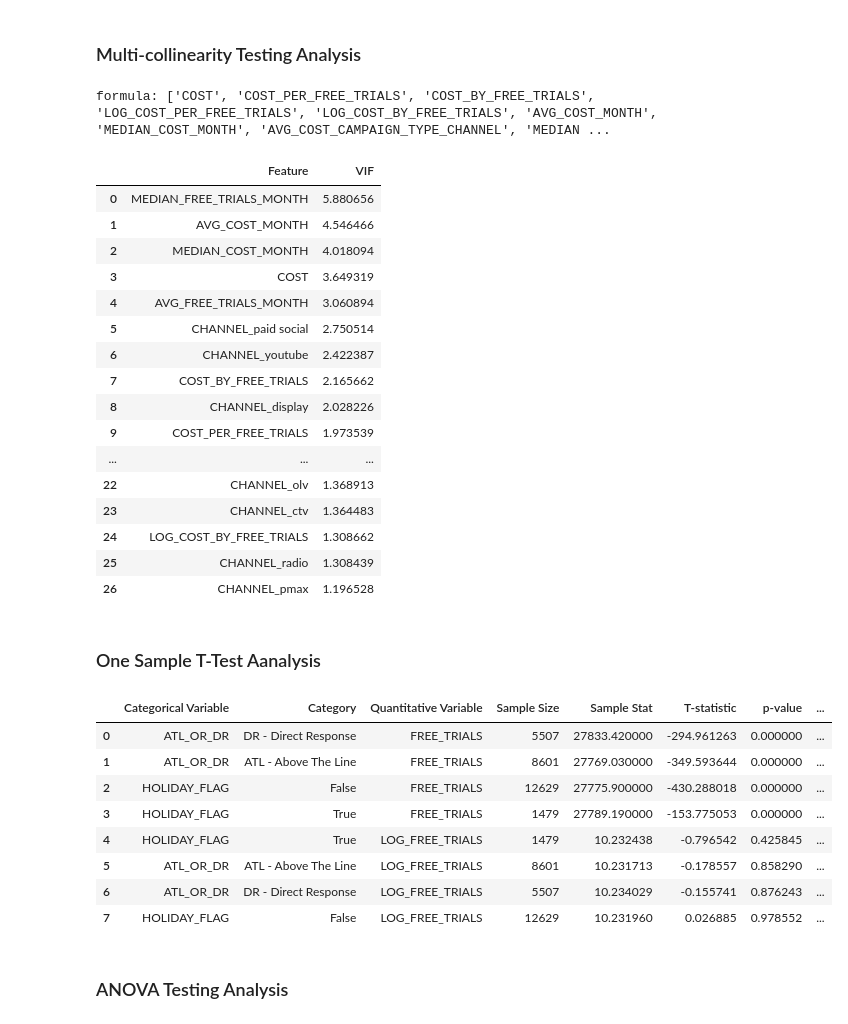
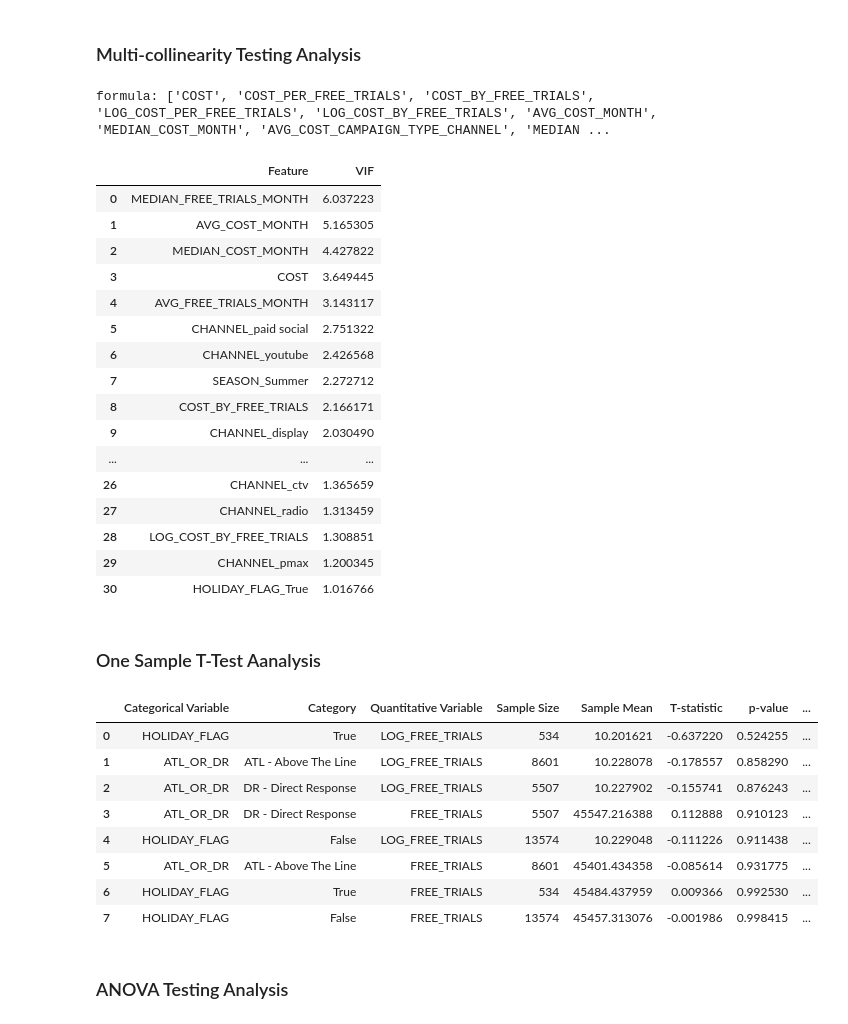
Before and after one commit to 11echeng/free-trial-analysis, a Jupyter notebook: notebooks/correlation_testing.ipynb, the cells around one changed output. Saved outputs shown, nothing was run; the diff lists cells and outputs as text; code cells hidden in the pictures.

```diff
--- a/notebooks/correlation_testing.ipynb
+++ b/notebooks/correlation_testing.ipynb
@@ -45,7 +45,7 @@ formula = hashmap['numerical']
 formula.remove('FREE_TRIALS')
 formula.remove('LOG_FREE_TRIALS')
 formula.remove('LOG_COST')
-formula.extend(['CHANNEL'])
+formula.extend(['CHANNEL', 'HOLIDAY_FLAG', 'SEASON'])
 print("formula:", formula)
 temp_df = df[formula]
 vif_result = compute_vif(
@@ -58,49 +58,50 @@ vif_result
 # %% [output]
 formula: ['COST', 'COST_PER_FREE_TRIALS', 'COST_BY_FREE_TRIALS', 'LOG_COST_PER_FREE_TRIALS', 'LOG_COST_BY_FREE_TRIALS', 'AVG_COST_MONTH', 'MEDIAN_COST_MONTH', 'AVG_COST_CAMPAIGN_TYPE_CHANNEL', 'MEDIAN ...
 |  | Feature | VIF |
-| 0 | MEDIAN_FREE_TRIALS_MONTH | 5.880656 |
-| 1 | AVG_COST_MONTH | 4.546466 |
-| 2 | MEDIAN_COST_MONTH | 4.018094 |
-| 3 | COST | 3.649319 |
-| 4 | AVG_FREE_TRIALS_MONTH | 3.060894 |
-| 5 | CHANNEL_paid social | 2.750514 |
-| 6 | CHANNEL_youtube | 2.422387 |
-| 7 | COST_BY_FREE_TRIALS | 2.165662 |
-| 8 | CHANNEL_display | 2.028226 |
-| 9 | COST_PER_FREE_TRIALS | 1.973539 |
+| 0 | MEDIAN_FREE_TRIALS_MONTH | 6.037223 |
+| 1 | AVG_COST_MONTH | 5.165305 |
+| 2 | MEDIAN_COST_MONTH | 4.427822 |
+| 3 | COST | 3.649445 |
+| 4 | AVG_FREE_TRIALS_MONTH | 3.143117 |
+| 5 | CHANNEL_paid social | 2.751322 |
+| 6 | CHANNEL_youtube | 2.426568 |
+| 7 | SEASON_Summer | 2.272712 |
+| 8 | COST_BY_FREE_TRIALS | 2.166171 |
+| 9 | CHANNEL_display | 2.030490 |
 | ... | ... | ... |
-| 22 | CHANNEL_olv | 1.368913 |
-| 23 | CHANNEL_ctv | 1.364483 |
-| 24 | LOG_COST_BY_FREE_TRIALS | 1.308662 |
-| 25 | CHANNEL_radio | 1.308439 |
-| 26 | CHANNEL_pmax | 1.196528 |
+| 26 | CHANNEL_ctv | 1.365659 |
+| 27 | CHANNEL_radio | 1.313459 |
+| 28 | LOG_COST_BY_FREE_TRIALS | 1.308851 |
+| 29 | CHANNEL_pmax | 1.200345 |
+| 30 | HOLIDAY_FLAG_True | 1.016766 |
 # %% [markdown]
 ### One Sample T-Test Aanalysis
 # %%
 categorical_list = ['ATL_OR_DR','HOLIDAY_FLAG']
 quantitative = ["FREE_TRIALS", "LOG_FREE_TRIALS"]
-
+avg_free_trials = round(df['FREE_TRIALS'].mean(),2)
+avg_log_free_trials = round(df['LOG_FREE_TRIALS'].mean(),2)
 # 2) Using a dictionary for different hypothesized means per column:
 results_2 = run_one_sample_ttest(
     df=df,
     categorical_cols=categorical_list,
     quantitative_cols=quantitative,
-    popmean={"FREE_TRIALS": 45458, "LOG_FREE_TRIALS": 10.22},  # different popmeans
+    popmean={"FREE_TRIALS": avg_free_trials, "LOG_FREE_TRIALS": avg_log_free_trials},  # different popmeans
     stat_type="mean",
     alpha=0.05,  # more stringent significance level
     sort_results=True
 )
 results_2
 # %% [output]
-|  | Categorical Variable | Category | Quantitative Variable | Sample Size | Sample Stat | T-statistic | p-value | ... |
-| 0 | ATL_OR_DR | DR - Direct Response | FREE_TRIALS | 5507 | 27833.420000 | -294.961263 | 0.000000 | ... |
-| 1 | ATL_OR_DR | ATL - Above The Line | FREE_TRIALS | 8601 | 27769.030000 | -349.593644 | 0.000000 | ... |
-| 2 | HOLIDAY_FLAG | False | FREE_TRIALS | 12629 | 27775.900000 | -430.288018 | 0.000000 | ... |
-| 3 | HOLIDAY_FLAG | True | FREE_TRIALS | 1479 | 27789.190000 | -153.775053 | 0.000000 | ... |
-| 4 | HOLIDAY_FLAG | True | LOG_FREE_TRIALS | 1479 | 10.232438 | -0.796542 | 0.425845 | ... |
-| 5 | ATL_OR_DR | ATL - Above The Line | LOG_FREE_TRIALS | 8601 | 10.231713 | -0.178557 | 0.858290 | ... |
-| 6 | ATL_OR_DR | DR - Direct Response | LOG_FREE_TRIALS | 5507 | 10.234029 | -0.155741 | 0.876243 | ... |
-| 7 | HOLIDAY_FLAG | False | LOG_FREE_TRIALS | 12629 | 10.231960 | 0.026885 | 0.978552 | ... |
+|  | Categorical Variable | Category | Quantitative Variable | Sample Size | Sample Mean | T-statistic | p-value | ... |
+| 0 | HOLIDAY_FLAG | True | LOG_FREE_TRIALS | 534 | 10.201621 | -0.637220 | 0.524255 | ... |
+| 1 | ATL_OR_DR | ATL - Above The Line | LOG_FREE_TRIALS | 8601 | 10.228078 | -0.178557 | 0.858290 | ... |
+| 2 | ATL_OR_DR | DR - Direct Response | LOG_FREE_TRIALS | 5507 | 10.227902 | -0.155741 | 0.876243 | ... |
+| 3 | ATL_OR_DR | DR - Direct Response | FREE_TRIALS | 5507 | 45547.216388 | 0.112888 | 0.910123 | ... |
+| 4 | HOLIDAY_FLAG | False | LOG_FREE_TRIALS | 13574 | 10.229048 | -0.111226 | 0.911438 | ... |
+| 5 | ATL_OR_DR | ATL - Above The Line | FREE_TRIALS | 8601 | 45401.434358 | -0.085614 | 0.931775 | ... |
+| 6 | HOLIDAY_FLAG | True | FREE_TRIALS | 534 | 45484.437959 | 0.009366 | 0.992530 | ... |
+| 7 | HOLIDAY_FLAG | False | FREE_TRIALS | 13574 | 45457.313076 | -0.001986 | 0.998415 | ... |
 # %% [markdown]
 ### ANOVA Testing Analysis
 # %%
```
Also changed, not shown: parts of 5 cells of this notebook, 2 other files.
